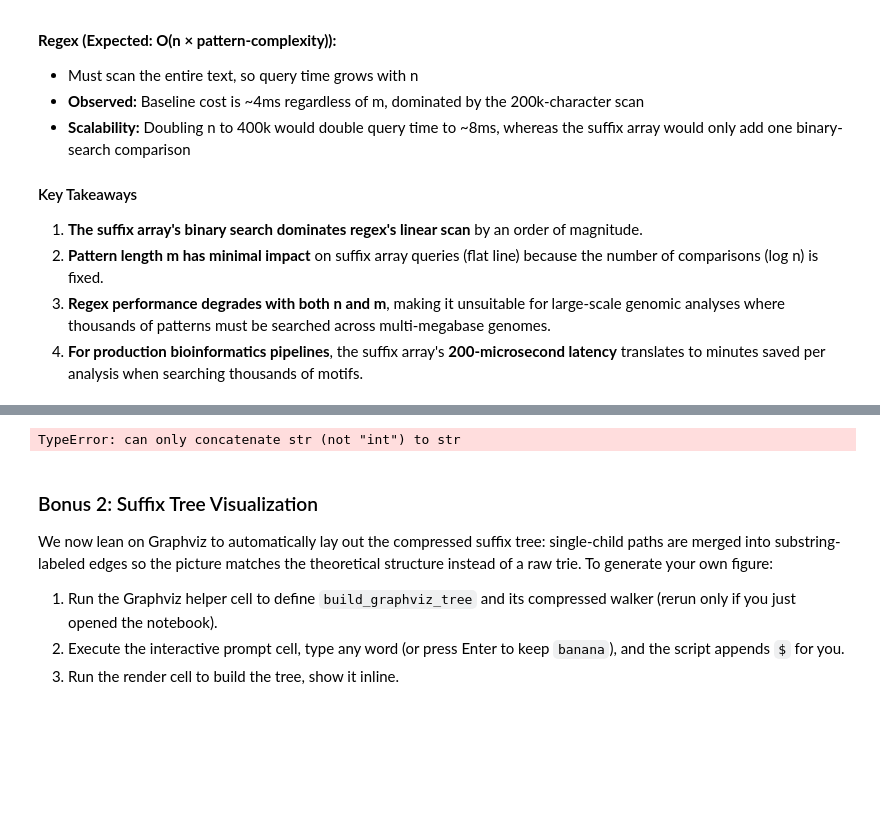
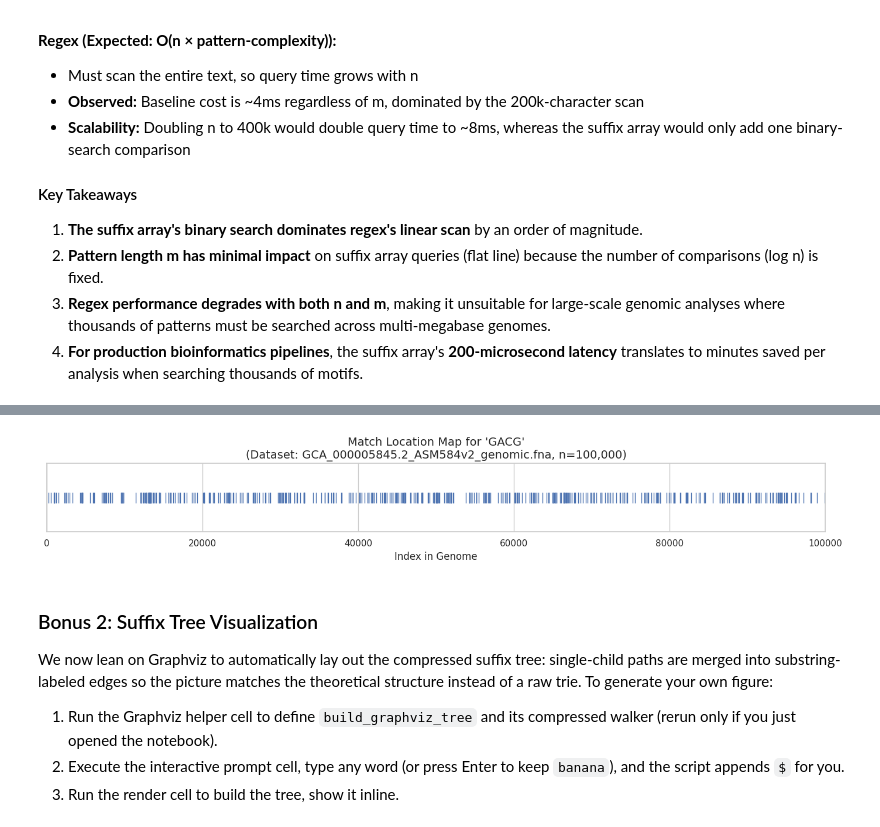
Before and after one commit to Tanush-IIITH/STARK, a Jupyter notebook: Suffix Arrays-Trees/analysis.ipynb, the cells around one changed output, grey strips where cells are left out. Drawn from its saved outputs; the diff is of its cells as text; code cells hidden in the pictures; blank space fills up the shorter version.

Commit message:
Add match location map

```diff
--- a/Suffix Arrays-Trees/analysis.ipynb
+++ b/Suffix Arrays-Trees/analysis.ipynb
@@ -510,36 +523,66 @@ We can use our `locate_pattern` function to find all matches for a pattern in a
 # %%
-# We need to re-import our functions and re-build the SA for this one-off task
 from suffix_array import manber_myers_suffix_array, locate_pattern
-from benchmark import parse_fasta_file # We can re-use our parser!
+from benchmark import parse_fasta_file
 
-# --- Load the text ---
-# We'll use a smaller prefix for this example so it's fast
-text_prefix = parse_fasta_file(f"dataset/{DATASET_TO_PLOT}")[:100000]
+# --- Configuration for this cell ---
+MATCH_MAP_DATASET = "GCA_000005845.2_ASM584v2_genomic.fna"
+MATCH_MAP_PREFIX_LEN = 100_000
+
+# --- 1. Collect the motif/pattern interactively ---
+try:
+    pattern_input = input("Enter the motif to locate (default: GATTACA): ").strip()
+except EOFError:
+    pattern_input = ""
+if not pattern_input:
+    pattern_input = "GATTACA"
+pattern_to_find = pattern_input
+print(f"User selected pattern: '{pattern_to_find}'")
+
+# --- 2. Load the text prefix ---
+dataset_path = os.path.join("dataset", MATCH_MAP_DATASET)
+if not os.path.exists(dataset_path):
+    raise FileNotFoundError(
+        f"Dataset '{MATCH_MAP_DATASET}' not found in 'dataset/' folder."
+    )
+print(f"Loading first {MATCH_MAP_PREFIX_LEN:,} characters from {MATCH_MAP_DATASET}...")
+text_prefix = parse_fasta_file(dataset_path)[:MATCH_MAP_PREFIX_LEN]
 n_prefix = len(text_prefix)
-pattern_to_find = "GATTACA" # A pattern from our list
+if n_prefix == 0:
+    raise ValueError("Loaded text is empty—verify dataset contents or adjust MATCH_MAP_PREFIX_LEN.")
+print(f"Loaded prefix length: n={n_prefix:,}")
 
-# --- Build SA and find matches ---
-print(f"Building SA for n={n_prefix}...")
+# --- 3. Build the suffix array ---
+print("Building suffix array (Manber–Myers)...")
 sa = manber_myers_suffix_array(text_prefix)
-print("Finding matches...")
-matches = locate_pattern(text_prefix, sa, pattern_to_find)
+
+# --- 4. Locate pattern occurrences ---
+print(f"Searching for '{pattern_to_find}'...")
+matches = locate_pattern(text_prefix, pattern_to_find, sa)
 print(f"Found {len(matches)} matches.")
 
-# --- Plot the matches ---
+# --- 5. Plot the match locations ---
 if matches:
-    plt.figure(figsize=(12, 2))
-    # A 1D scatter plot is just a scatter plot with a constant y-value
-    sns.scatterplot(x=matches, y=[1]*len(matches), s=100)
-
-    plt.title(f"Match Location Map for '{pattern_to_find}' (n={n_prefix})")
-    plt.xlabel("Index in Genome")
-    plt.yticks([]) # Hide the y-axis
+    plt.figure(figsize=(14, 2.5))
+    sns.scatterplot(
+        x=matches,
+        y=[1] * len(matches),
+        s=150,
+        marker="|",
+        linewidth=1,
+    )
+    plt.title(
+        f"Match Location Map for '{pattern_to_find}'\n(Dataset: {MATCH_MAP_DATASET}, n={n_prefix:,})",
+        fontsize=14,
+    )
+    plt.xlabel("Index in Genome", fontsize=12)
+    plt.yticks([])
     plt.xlim(0, n_prefix)
+    plt.tight_layout()
 
     output_path = os.path.join(OUTPUT_DIR, "graph4_match_location_map.png")
-    plt.savefig(output_path)
+    plt.savefig(output_path, dpi=150)
     print(f"Graph 4 saved to {output_path}")
     plt.show()
 else:
-    print("No matches found, skipping map.")
+    print("No matches found, skipping visualization.")
 # %% [output]
@@ -548,4 +599,4 @@ Finding matches...
-TypeError: can only concatenate str (not "int") to str
+[figure, added]
 # %% [markdown]
 ### Bonus 2: Suffix Tree Visualization
 
```
Also changed, not shown: parts of 3 cells of this notebook, 1 other file.
